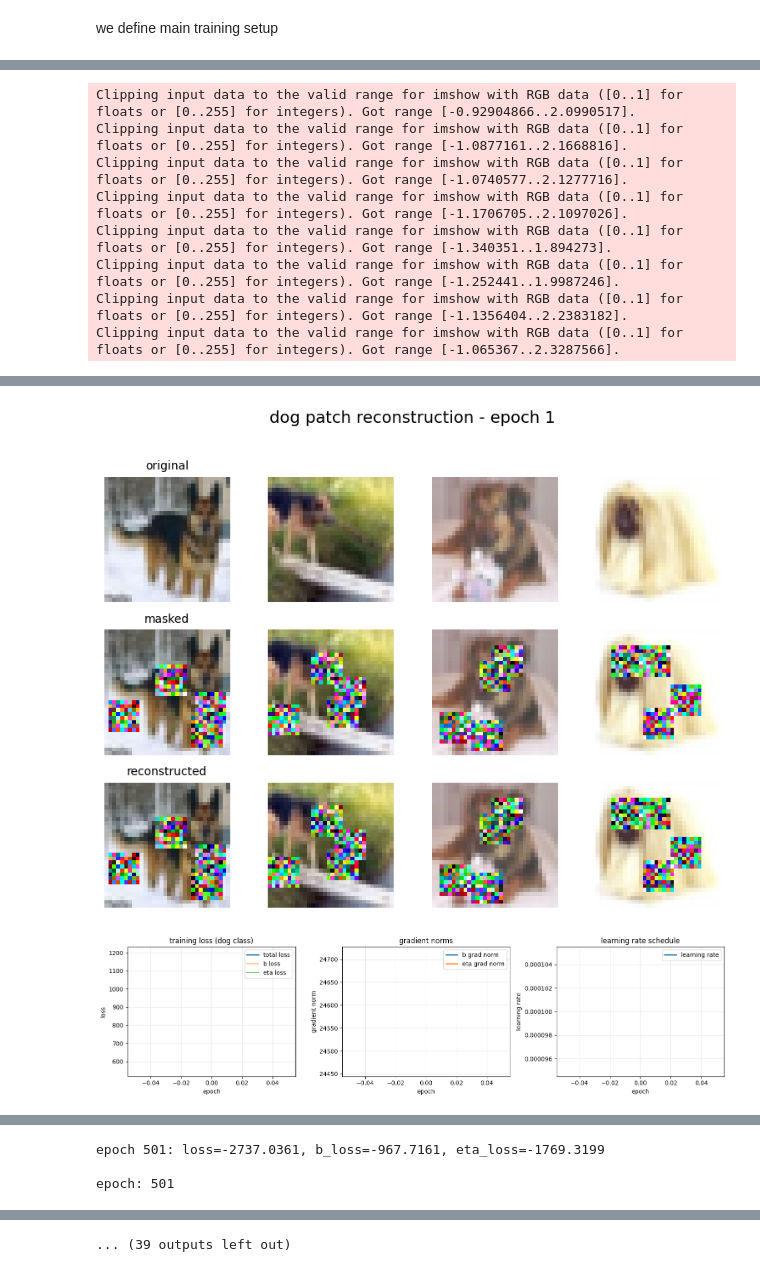
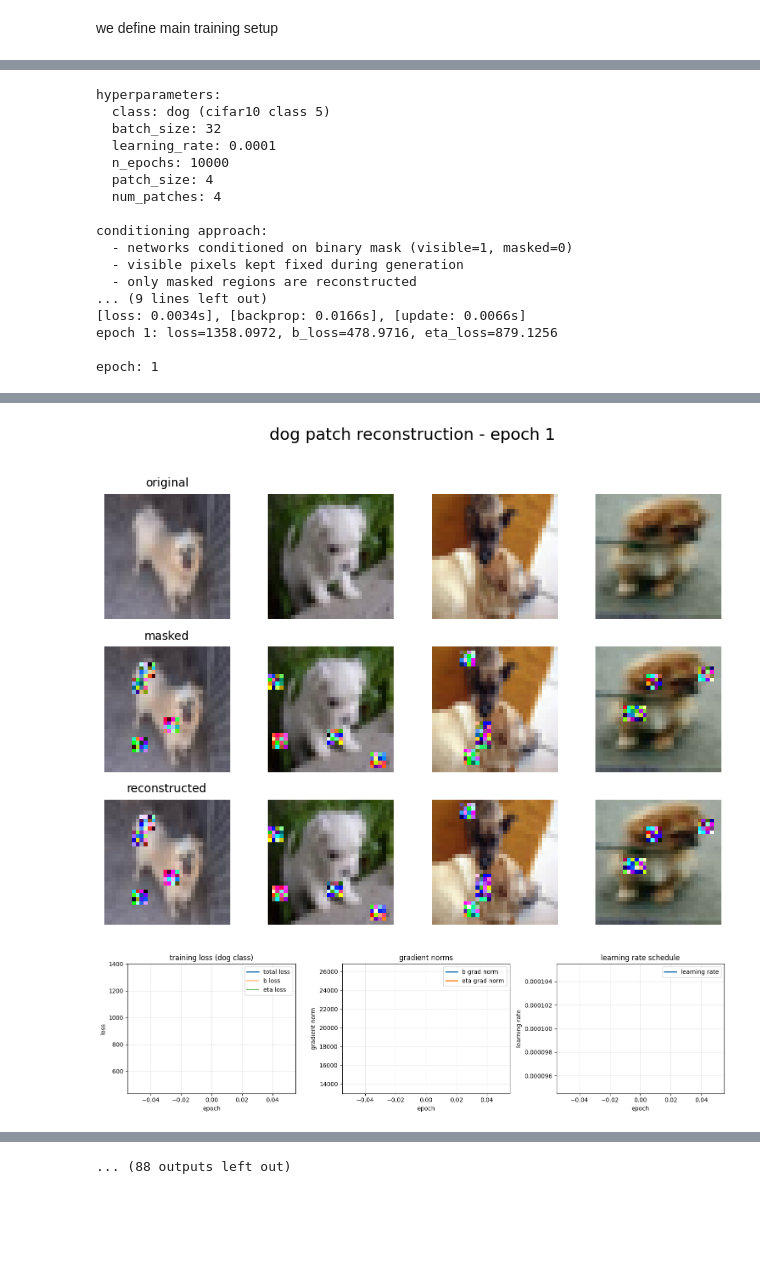
Before and after one commit to janisaiad/probgraph, a Jupyter notebook: notebooks/cifar/cifar10_patched.ipynb, the cells around one changed output, grey strips where cells are left out. Drawn from its saved outputs; the diff is of its cells as text; code cells hidden in the pictures; blank space fills up the shorter version.

Commit message:
to 8 patchsize

```diff
--- a/notebooks/cifar/cifar10_patched.ipynb
+++ b/notebooks/cifar/cifar10_patched.ipynb
@@ -512,8 +512,8 @@ if __name__ == "__main__":
     # we set hyperparameters
     base_lr = 1e-4
     batch_size = 32
-    n_epochs = 5000
-    patch_size = 8
+    n_epochs = 10000
+    patch_size = 4
     num_patches = 4
     metrics_freq = 100
     plot_freq = 500
@@ -637,8 +625,17 @@ starting training...
-Clipping input data to the valid range for imshow with RGB data ([0..1] for floats or [0..255] for integers). Got range [-0.92904866..2.0990517].
-Clipping input data to the valid range for imshow with RGB data ([0..1] for floats or [0..255] for integers). Got range [-1.0877161..2.1668816].
-Clipping input data to the valid range for imshow with RGB data ([0..1] for floats or [0..255] for integers). Got range [-1.0740577..2.1277716].
-Clipping input data to the valid range for imshow with RGB data ([0..1] for floats or [0..255] for integers). Got range [-1.1706705..2.1097026].
-Clipping input data to the valid range for imshow with RGB data ([0..1] for floats or [0..255] for integers). Got range [-1.340351..1.894273].
-Clipping input data to the valid range for imshow with RGB data ([0..1] for floats or [0..255] for integers). Got range [-1.252441..1.9987246].
-Clipping input data to the valid range for imshow with RGB data ([0..1] for floats or [0..255] for integers). Got range [-1.1356404..2.2383182].
-Clipping input data to the valid range for imshow with RGB data ([0..1] for floats or [0..255] for integers). Got range [-1.065367..2.3287566].
+hyperparameters:
+  class: dog (cifar10 class 5)
+  batch_size: 32
+  learning_rate: 0.0001
+  n_epochs: 10000
+  patch_size: 4
+  num_patches: 4
+
+conditioning approach:
+  - networks conditioned on binary mask (visible=1, masked=0)
+  - visible pixels kept fixed during generation
+  - only masked regions are reconstructed
+... (9 lines left out)
+[loss: 0.0034s], [backprop: 0.0166s], [update: 0.0066s]
+epoch 1: loss=1358.0972, b_loss=478.9716, eta_loss=879.1256
+
+epoch: 1
@@ -649,2 +642,2 @@ epoch: 1
-[figure, old version]
+[figure, new version]
-[figure, old version]
+[figure, new version]
@@ -667,3 +659,0 @@ Clipping input data to the valid range for imshow with RGB data ([0..1] for floa
-epoch 501: loss=-2737.0361, b_loss=-967.7161, eta_loss=-1769.3199
-
-epoch: 501
@@ -684 +676 @@ Clipping input data to the valid range for imshow with RGB data ([0..1] for floa
-... (39 outputs left out)
+... (88 outputs left out)
```
Also changed, not shown: parts of 1 cell of this notebook, 41 other files.
